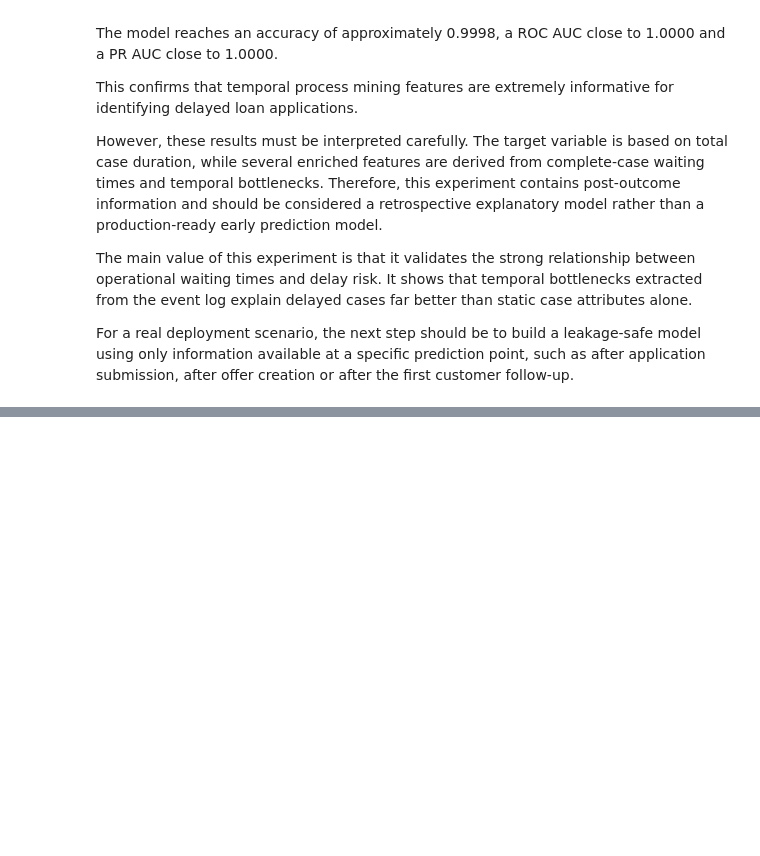
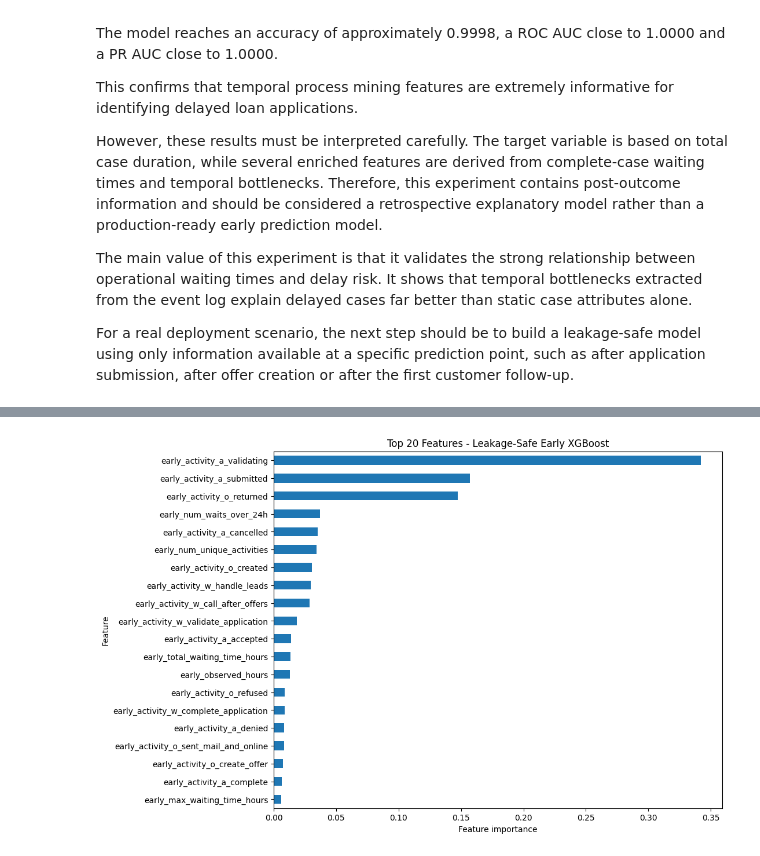
Before and after one commit to alfergal/ml-studio, a Jupyter notebook: ml/loanops/notebooks/03_enriched_modeling.ipynb, the cells around one changed output, grey strips where cells are left out. Saved outputs shown, nothing was run; the diff lists cells and outputs as text; code cells hidden in the pictures; blank space fills up the shorter version.

Commit message:
Add leakage-safe early prediction model

```diff
--- a/ml/loanops/notebooks/03_enriched_modeling.ipynb
+++ b/ml/loanops/notebooks/03_enriched_modeling.ipynb
@@ -129,0 +234,10 @@ For a real deployment scenario, the next step should be to build a leakage-safe
+# %%
+early_modeling_df = early_temporal_features.merge(
+    early_activity_counts,
+    on="case:concept:name",
+    how="left",
+)
+
+early_modeling_df = early_modeling_df.fillna(0)
+
+early_modeling_df.shape
@@ -129,0 +270,15 @@ For a real deployment scenario, the next step should be to build a leakage-safe
+# %%
+xgb_early = XGBClassifier(
+    n_estimators=300,
+    max_depth=4,
+    learning_rate=0.05,
+    subsample=0.9,
+    colsample_bytree=0.9,
+    eval_metric="logloss",
+    random_state=42,
+)
+
+xgb_early.fit(X_train, y_train)
+
+y_pred_early = xgb_early.predict(X_test)
+y_proba_early = xgb_early.predict_proba(X_test)[:, 1]
@@ -129,0 +323,7 @@ For a real deployment scenario, the next step should be to build a leakage-safe
+# %%
+early_feature_importance = pd.Series(
+    xgb_early.feature_importances_,
+    index=early_features,
+).sort_values(ascending=False)
+
+early_feature_importance.head(20)
@@ -129,0 +348,11 @@ For a real deployment scenario, the next step should be to build a leakage-safe
+# %%
+early_feature_importance.head(20).sort_values().plot.barh(
+    figsize=(10, 8)
+)
+
+plt.xlabel("Feature importance")
+plt.ylabel("Feature")
+plt.title("Top 20 Features - Leakage-Safe Early XGBoost")
+plt.show()
+# %% [output]
+[figure, added]
```
Also changed, not shown: parts of 10 cells of this notebook.
